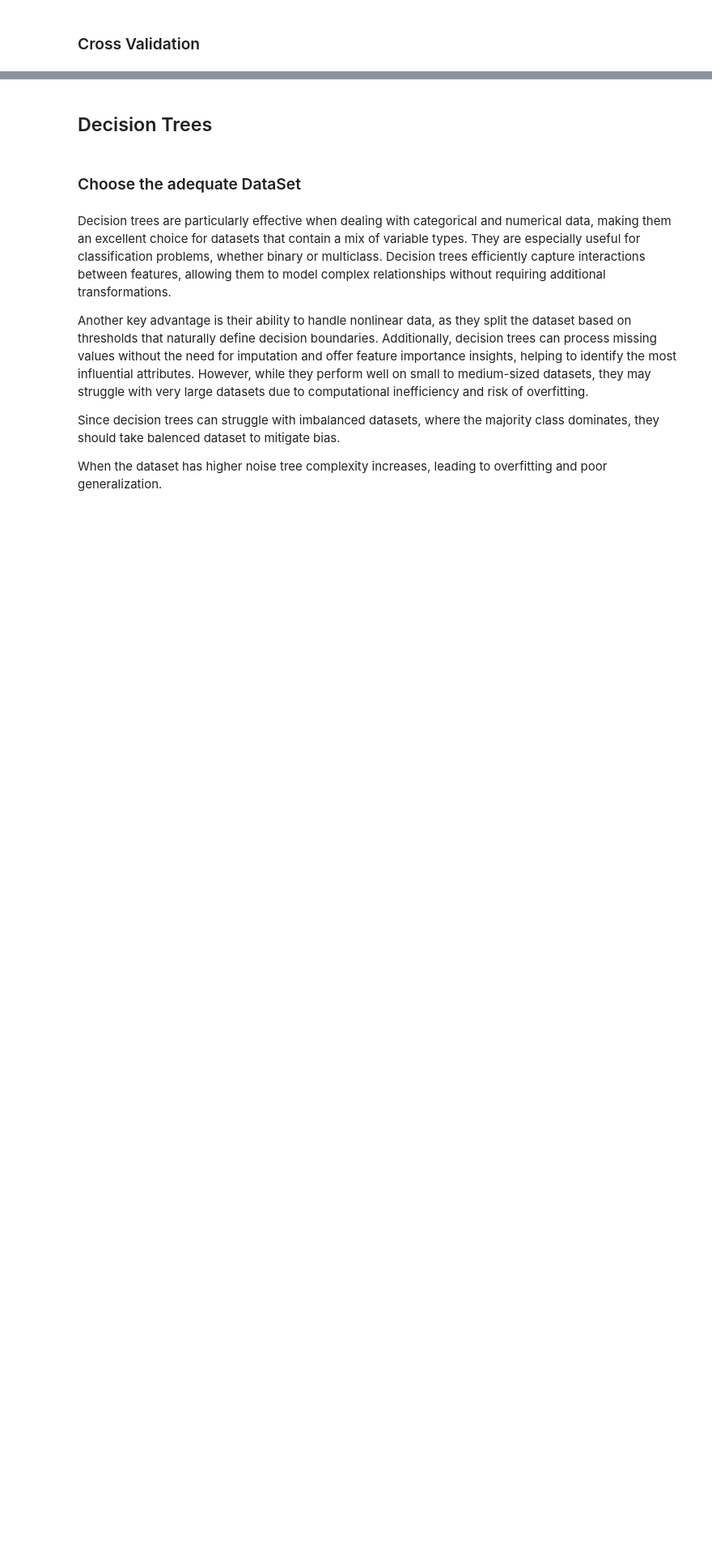
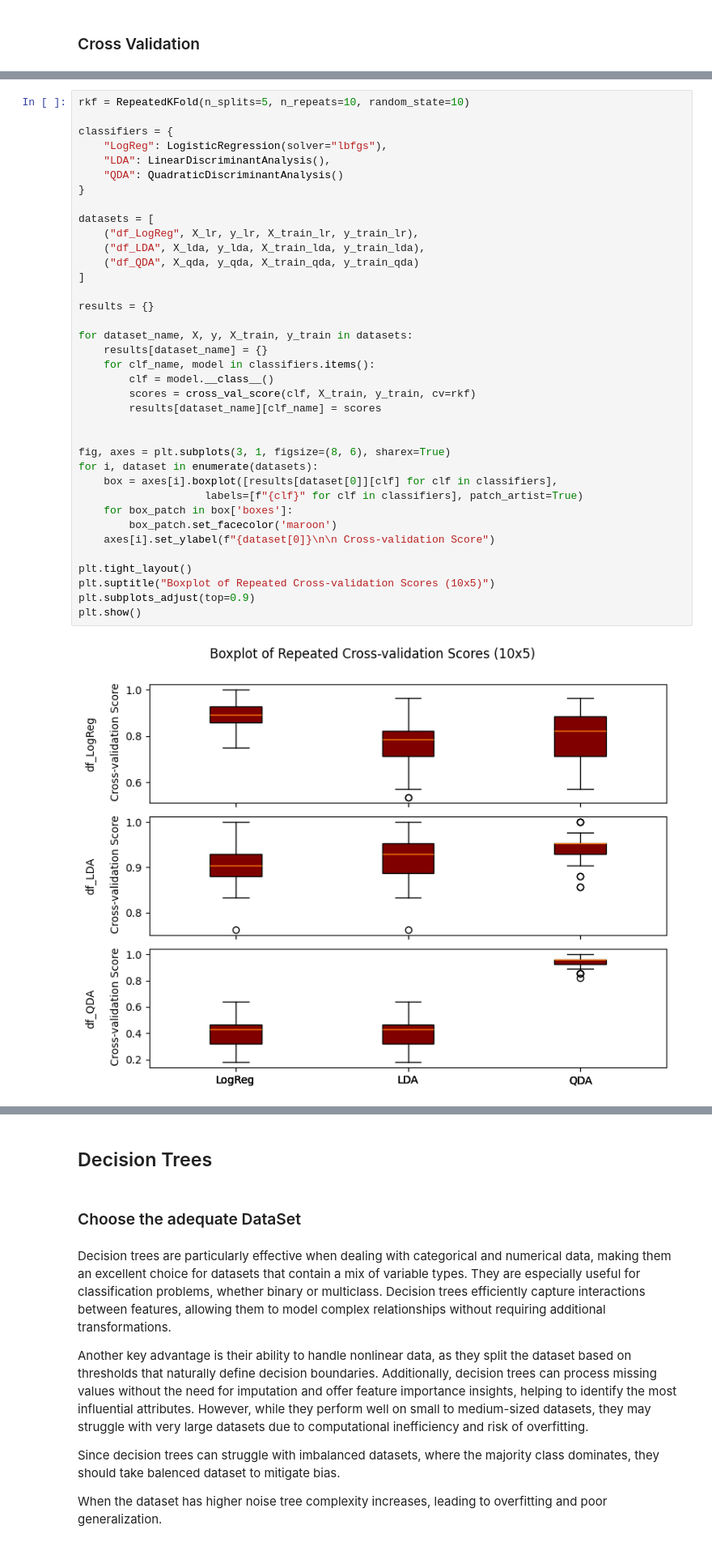
Before and after one commit to RodriCouto/ML_na_previsao_do_tempo_de_internato, a Jupyter notebook: ML_groupR.ipynb, the cells around one changed output, grey strips where cells are left out. Shown at 81% size. Cells and saved outputs as stored; diff of their text form; blank space fills up the shorter version.

```diff
--- a/ML_groupR.ipynb
+++ b/ML_groupR.ipynb
@@ -386,0 +326,39 @@ plt.show()
+# %%
+rkf = RepeatedKFold(n_splits=5, n_repeats=10, random_state=10)
+
+classifiers = {
+    "LogReg": LogisticRegression(solver="lbfgs"),
+    "LDA": LinearDiscriminantAnalysis(),
+    "QDA": QuadraticDiscriminantAnalysis()
+}
+
+datasets = [
+    ("df_LogReg", X_lr, y_lr, X_train_lr, y_train_lr),
+    ("df_LDA", X_lda, y_lda, X_train_lda, y_train_lda),
+    ("df_QDA", X_qda, y_qda, X_train_qda, y_train_qda)
+]
+
+results = {}
+
+for dataset_name, X, y, X_train, y_train in datasets:
+    results[dataset_name] = {}
+    for clf_name, model in classifiers.items():
+        clf = model.__class__()
+        scores = cross_val_score(clf, X_train, y_train, cv=rkf)
+        results[dataset_name][clf_name] = scores
+
+
+fig, axes = plt.subplots(3, 1, figsize=(8, 6), sharex=True)
+for i, dataset in enumerate(datasets):
+    box = axes[i].boxplot([results[dataset[0]][clf] for clf in classifiers],
+                    labels=[f"{clf}" for clf in classifiers], patch_artist=True)
+    for box_patch in box['boxes']:
+        box_patch.set_facecolor('maroon')
+    axes[i].set_ylabel(f"{dataset[0]}\n\n Cross-validation Score")
+
+plt.tight_layout()
+plt.suptitle("Boxplot of Repeated Cross-validation Scores (10x5)")
+plt.subplots_adjust(top=0.9)
+plt.show()
+# %% [output]
+[figure, added]
```
Also changed, not shown: parts of 20 cells of this notebook.
